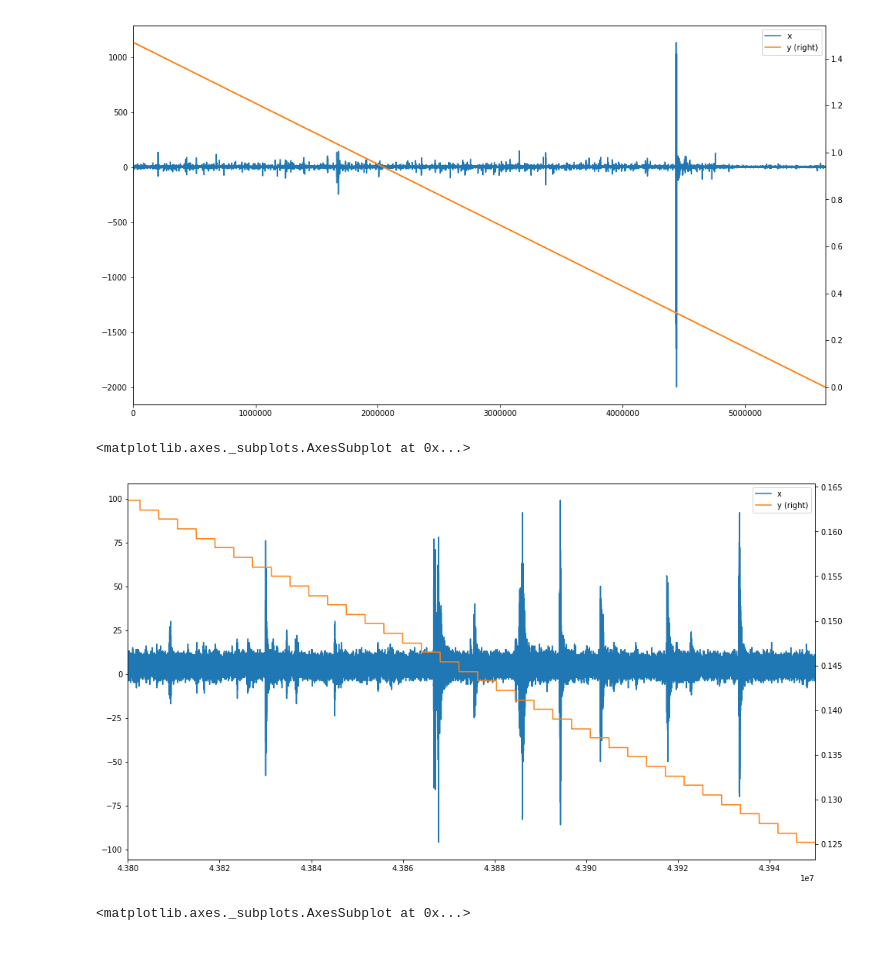
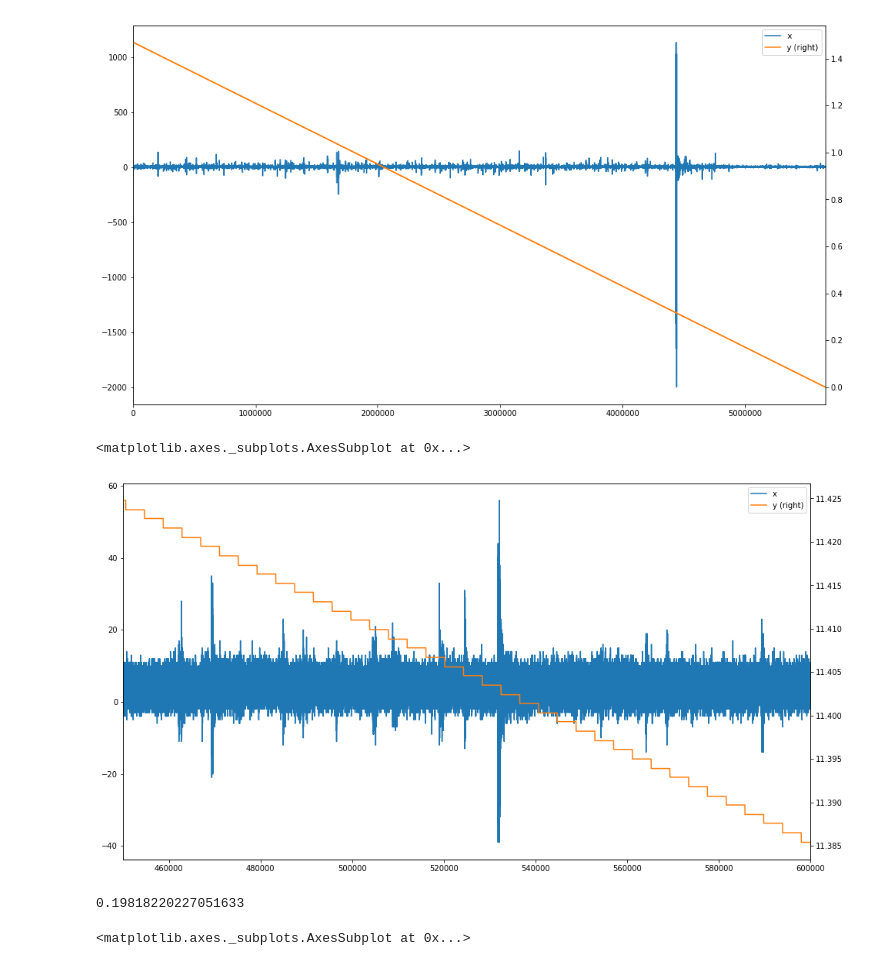
Before and after one commit to WLM1ke/LANL_Earthquake_Prediction, a Jupyter notebook: notebooks/EDA.ipynb, the cells around one changed output. Saved outputs shown, nothing was run; the diff lists cells and outputs as text; code cells hidden in the pictures.

```diff
--- a/notebooks/EDA.ipynb
+++ b/notebooks/EDA.ipynb
@@ -37,11 +37,17 @@ df.loc[::100,:].plot(figsize=(16,9), secondary_y=["y"])
 [figure]
 # %%
 block = 150000
-num = 292
-df.loc[num * block: (num + 1) * block].plot(figsize=(16,9), secondary_y=["y"])
+num = 3
+df.iloc[num * block: (num + 1) * block].plot(figsize=(16,9), secondary_y=["y"])
 # %% [output]
 <matplotlib.axes._subplots.AxesSubplot at 0x...>
-[figure, old version]
+[figure, new version]
+# %%
+df_x = df.iloc[num * block: (num + 1) * block].x
+rez = np.apply_along_axis(lambda x: stats.entropy(pd.Series(x).value_counts(normalize=True)), 1, df_x.values.reshape((-1, 375)))
+np.std(rez)
+# %% [output]
+0.19818220227051633
 # %%
 df = pd.read_csv(raw_data, skiprows=5656574, nrows=44429303)
 df.columns = ["x", "y"]
```
Also changed, not shown: parts of 4 cells of this notebook, 3 other files.
